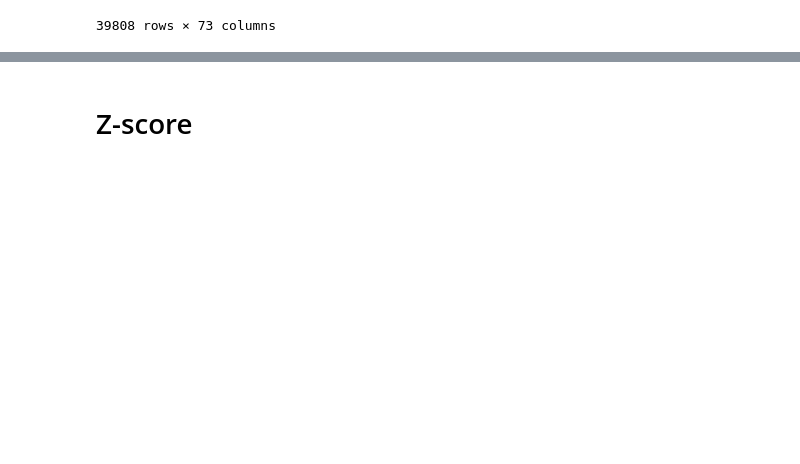
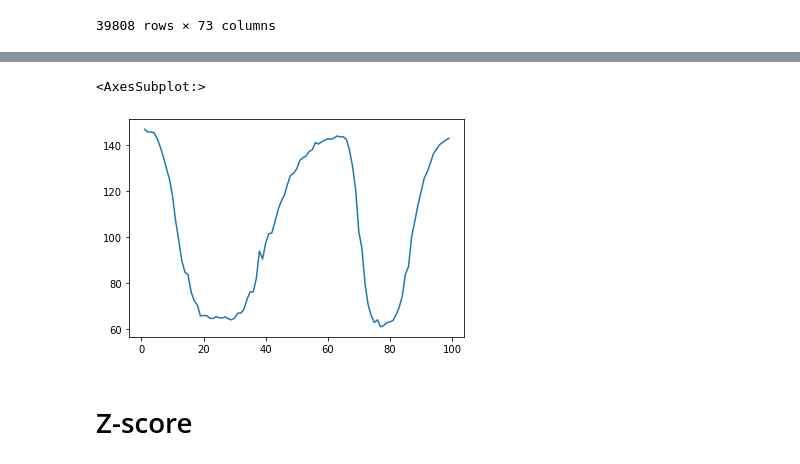
Before and after one commit to donw7/human_motion_analysis, a Jupyter notebook: notebooks/test_keras_tuner.ipynb, the cells around one changed output, grey strips where cells are left out. Saved outputs shown, nothing was run; the diff lists cells and outputs as text; code cells hidden in the pictures; blank space fills up the shorter version.

```diff
--- a/notebooks/test_keras_tuner.ipynb
+++ b/notebooks/test_keras_tuner.ipynb
@@ -321,3 +353,8 @@ plt.rcParams.update({'font.size': 10})
+# %%
+df_edge_features_test.iloc[1:100, 48].plot()
+# %% [output]
+<AxesSubplot:>
+[figure, added]
 # %% [markdown]
 # Z-score
 # %%
```
Also changed, not shown: parts of 23 cells of this notebook.
